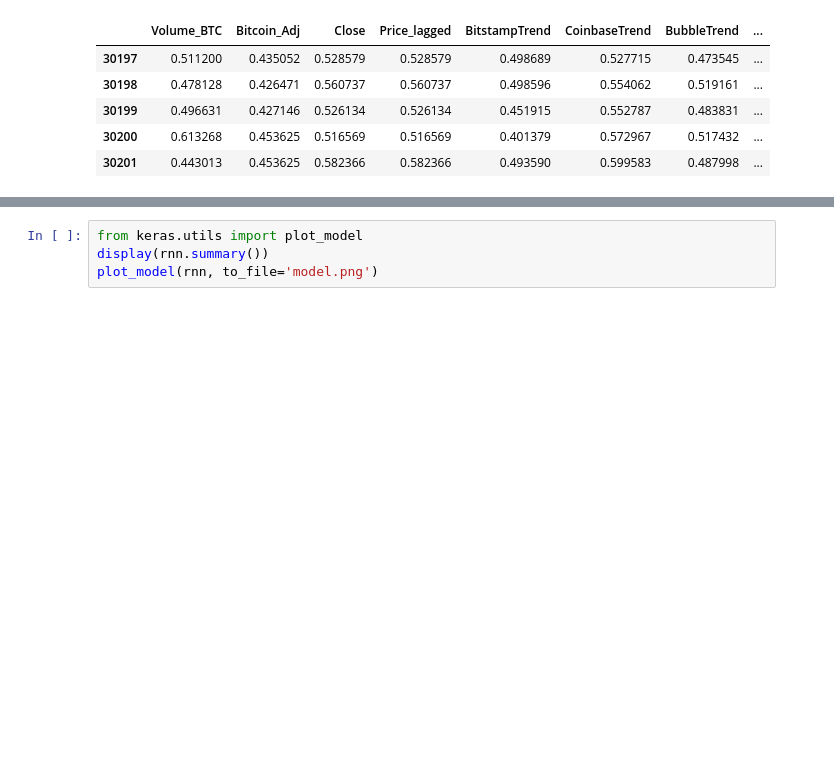
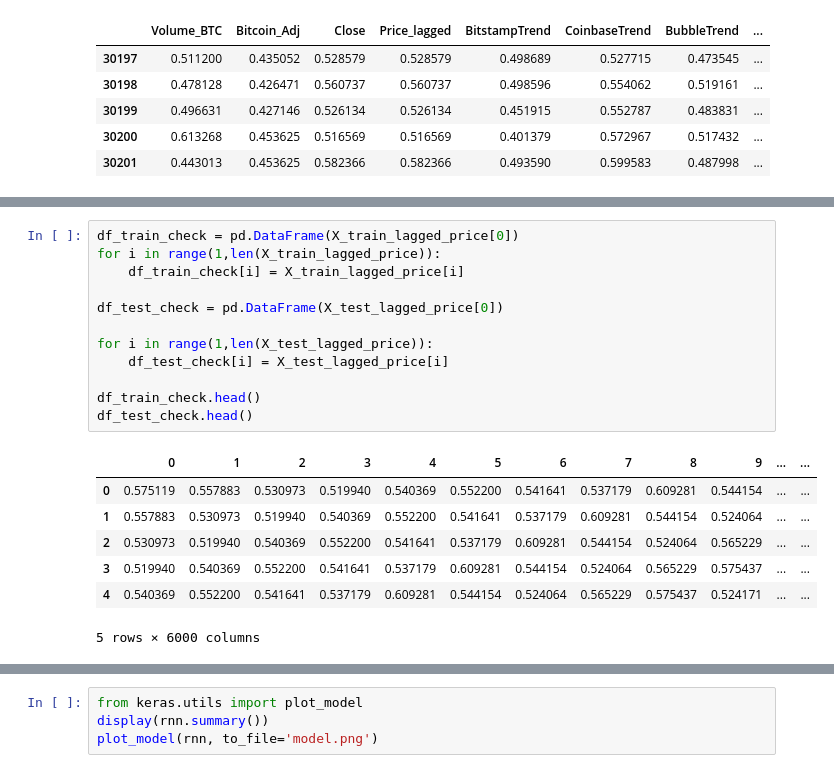
Before and after one commit to shoyasaxa/Crypto-Spikes, a Jupyter notebook: Price Spike Classification with Keras and LSTM v3.ipynb, the cells around one changed output, grey strips where cells are left out. Drawn from its saved outputs; the diff is of its cells as text; blank space fills up the shorter version.

```diff
--- a/Price Spike Classification with Keras and LSTM v3.ipynb
+++ b/Price Spike Classification with Keras and LSTM v3.ipynb
@@ -281,0 +272,20 @@ X_test_trends_bubble = np.reshape(X_test_trends_bubble, (X_test_trends_bubble.sh
+# %%
+df_train_check = pd.DataFrame(X_train_lagged_price[0])
+for i in range(1,len(X_train_lagged_price)):
+    df_train_check[i] = X_train_lagged_price[i]
+
+df_test_check = pd.DataFrame(X_test_lagged_price[0])
+
+for i in range(1,len(X_test_lagged_price)):
+    df_test_check[i] = X_test_lagged_price[i]
+
+df_train_check.head()
+df_test_check.head()
+# %% [output]
+|  | 0 | 1 | 2 | 3 | 4 | 5 | 6 | 7 | 8 | 9 | ... | ... |
+| 0 | 0.575119 | 0.557883 | 0.530973 | 0.519940 | 0.540369 | 0.552200 | 0.541641 | 0.537179 | 0.609281 | 0.544154 | ... | ... |
+| 1 | 0.557883 | 0.530973 | 0.519940 | 0.540369 | 0.552200 | 0.541641 | 0.537179 | 0.609281 | 0.544154 | 0.524064 | ... | ... |
+| 2 | 0.530973 | 0.519940 | 0.540369 | 0.552200 | 0.541641 | 0.537179 | 0.609281 | 0.544154 | 0.524064 | 0.565229 | ... | ... |
+| 3 | 0.519940 | 0.540369 | 0.552200 | 0.541641 | 0.537179 | 0.609281 | 0.544154 | 0.524064 | 0.565229 | 0.575437 | ... | ... |
+| 4 | 0.540369 | 0.552200 | 0.541641 | 0.537179 | 0.609281 | 0.544154 | 0.524064 | 0.565229 | 0.575437 | 0.524171 | ... | ... |
+5 rows × 6000 columns
```
Also changed, not shown: parts of 10 cells of this notebook, 8 other files.
